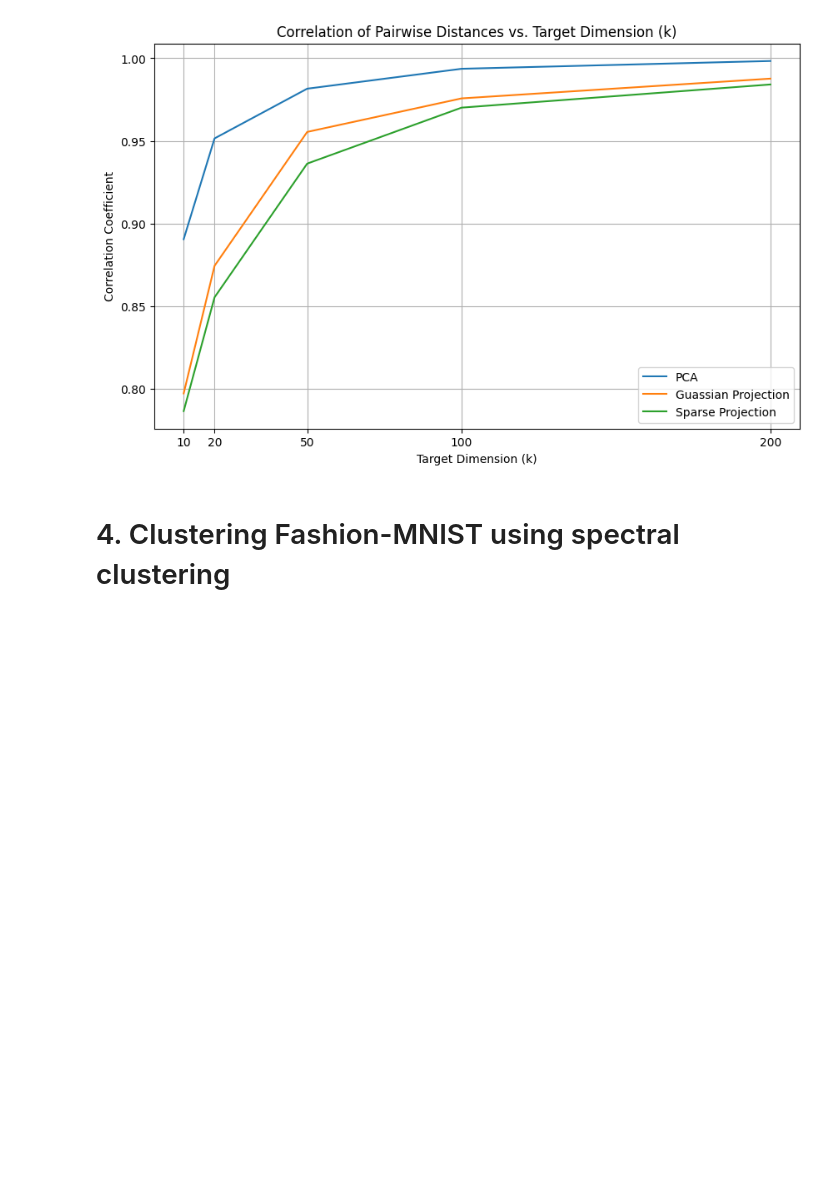
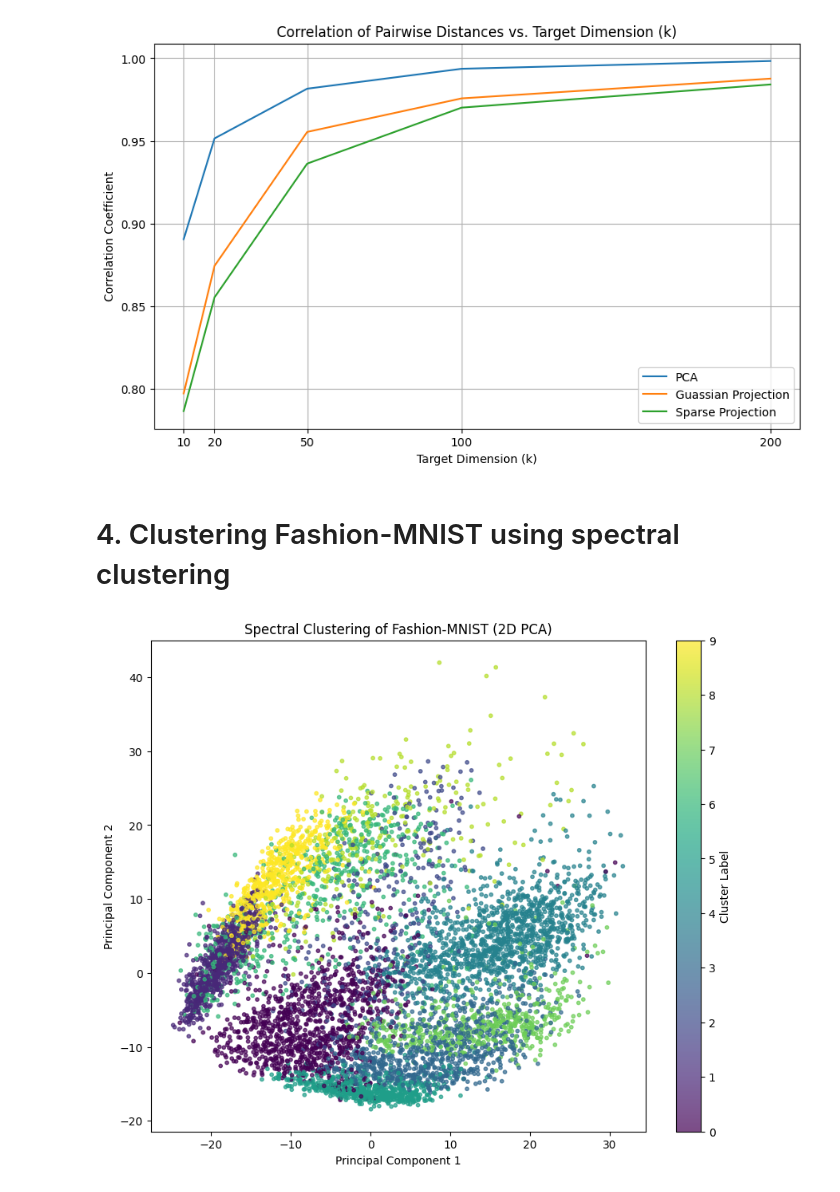
Before and after one commit to Shinyhunter95/math-data-science-course-Project2, a Jupyter notebook: project2.ipynb, the cells around one changed output. Cells and saved outputs as stored; diff of their text form; code cells hidden in the pictures; blank space fills up the shorter version.

```diff
--- a/project2.ipynb
+++ b/project2.ipynb
@@ -261,0 +259,86 @@ plt.show()
+# %%
+import numpy as np
+import matplotlib.pyplot as plt
+from sklearn.preprocessing import StandardScaler
+from sklearn.decomposition import PCA
+from sklearn.cluster import SpectralClustering
+from sklearn.model_selection import train_test_split
+# from sklearn.metrics import adjusted_rand_score, v_measure_score
+
+#Split the data 90/10
+X_90, X_10, y_90, y_10 = train_test_split(X, y, test_size=0.1, random_state=0)
+
+#Preprocessing
+X_p = X_10 / 255.0
+scaler = StandardScaler()
+X_scaled = scaler.fit_transform(X_p)
+
+pca = PCA(n_components=0.95) # Retain 95% of variance
+X_pca = pca.fit_transform(X_scaled)
+
+#Spectral Clustering
+spectral_clustering = SpectralClustering(n_clusters=10,
+                                         assign_labels='kmeans',
+                                         random_state=42,
+                                         affinity='nearest_neighbors',
+                                         n_neighbors=10) # n_neighbors for 'nearest_neighbors' affinity
+
+#y_spectral_clustering = spectral_clustering.predict(X_scaled)
+
+clusters = spectral_clustering.fit_predict(X_pca)
+
+cluster_centers = np.array([X_pca[clusters == i].mean(axis=0) for i in range(11)])
+cluster_labels = spectral_clustering.labels_
+
+
+# Fit and predict clusters
+#clusters = spectral_clustering.fit_predict(X_pca)
+
+#The below data is good for analysis in the report.
+
+# 4. Evaluate the clustering
+# ari = adjusted_rand_score(y_10, clusters)
+# v_measure = v_measure_score(y_10, clusters)
+
+# print(f"Adjusted Rand Index: {ari:.4f}")
+# print(f"V-measure Score: {v_measure:.4f}")
+
+# Reduce the dimensions to 2 for plotting
+pca_2d = PCA(n_components=2)
+X_pca_2d = pca_2d.fit_transform(X_pca)
+
+plt.figure(figsize=(10, 8))
+scatter = plt.scatter(X_pca_2d[:, 0], X_pca_2d[:, 1], c=clusters, cmap='viridis', s=10, alpha=0.7)
+plt.title('Spectral Clustering of Fashion-MNIST (2D PCA)')
+plt.xlabel('Principal Component 1')
+plt.ylabel('Principal Component 2')
+plt.colorbar(scatter, label='Cluster Label')
+plt.show()
+
+cm = confusion_matrix(y_10, cluster_labels)
+
+#Confusion matrix with remapped data
+row_ind, col_ind = linear_sum_assignment(-cm)
+remapped_cluster_labels = np.zeros_like(cluster_labels)
+for i in range(len(row_ind)):
+    remapped_cluster_labels[cluster_labels == row_ind[i]] = col_ind[i]
+final_cm = confusion_matrix(y_10, remapped_cluster_labels)
+
+disp = ConfusionMatrixDisplay(confusion_matrix=final_cm)
+disp.plot(cmap=plt.cm.Blues)
+plt.show()
+
+#Elbow
+inertia = []
+for i in range(1,11):
+    spectral_clustering = SpectralClustering(n_clusters=i, random_state=0).fit(X_scaled)
+    inertia.append(spectral_clustering.inertia_)
+print("Smallest k-means Inertia Value =", min(inertia))
+
+plt.figure()
+plt.plot(range(1,11), inertia, marker='o')
+plt.xlabel('Number of clusters')
+plt.ylabel('Inertia')
+plt.show()
+# %% [output]
+[figure, added]
```
Also changed, not shown: parts of 3 cells of this notebook.
